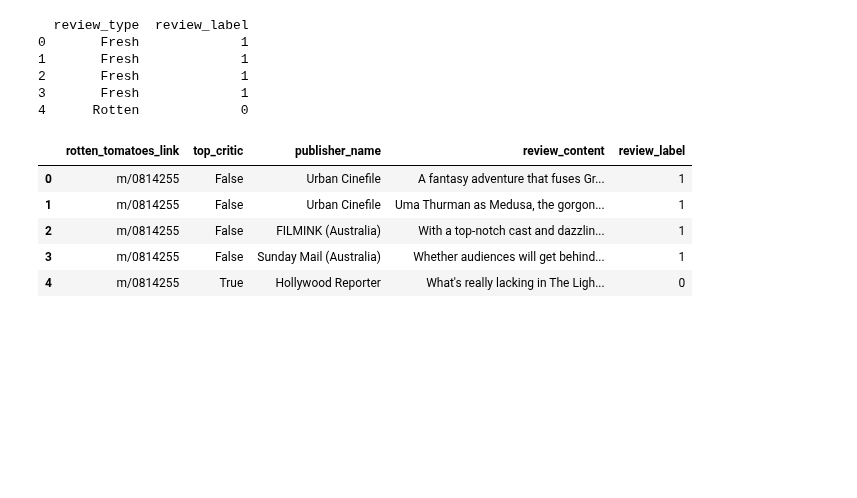
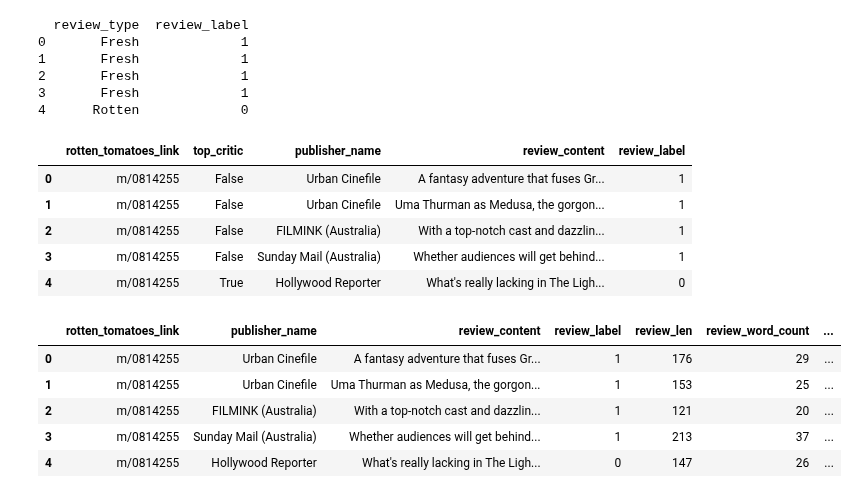
Before and after one commit to magy509/ingenieropg80.Proyecto_final_madre, a Jupyter notebook: src/rotten_critic_eda.ipynb, the cells around one changed output. Drawn from its saved outputs; the diff is of its cells as text; code cells hidden in the pictures; blank space fills up the shorter version.

```diff
--- a/src/rotten_critic_eda.ipynb
+++ b/src/rotten_critic_eda.ipynb
@@ -252,0 +263,9 @@ c_df_copy.head()
+# %%
+c_df_copy.head()
+# %% [output]
+|  | rotten_tomatoes_link | publisher_name | review_content | review_label | review_len | review_word_count | ... |
+| 0 | m/0814255 | Urban Cinefile | A fantasy adventure that fuses Gr... | 1 | 176 | 29 | ... |
+| 1 | m/0814255 | Urban Cinefile | Uma Thurman as Medusa, the gorgon... | 1 | 153 | 25 | ... |
+| 2 | m/0814255 | FILMINK (Australia) | With a top-notch cast and dazzlin... | 1 | 121 | 20 | ... |
+| 3 | m/0814255 | Sunday Mail (Australia) | Whether audiences will get behind... | 1 | 213 | 37 | ... |
+| 4 | m/0814255 | Hollywood Reporter | What's really lacking in The Ligh... | 0 | 147 | 26 | ... |
```
Also changed, not shown: parts of 24 cells of this notebook.
